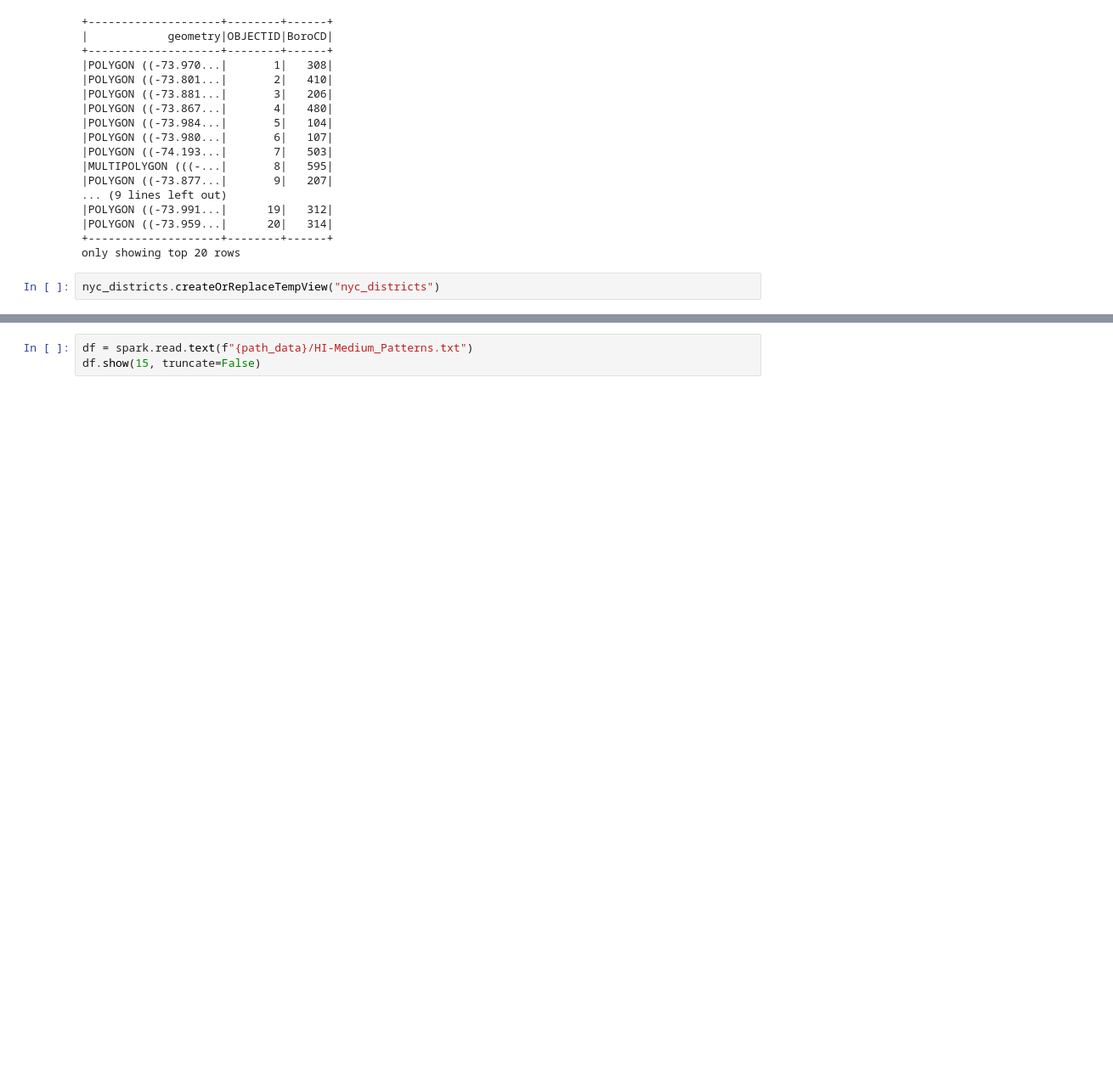
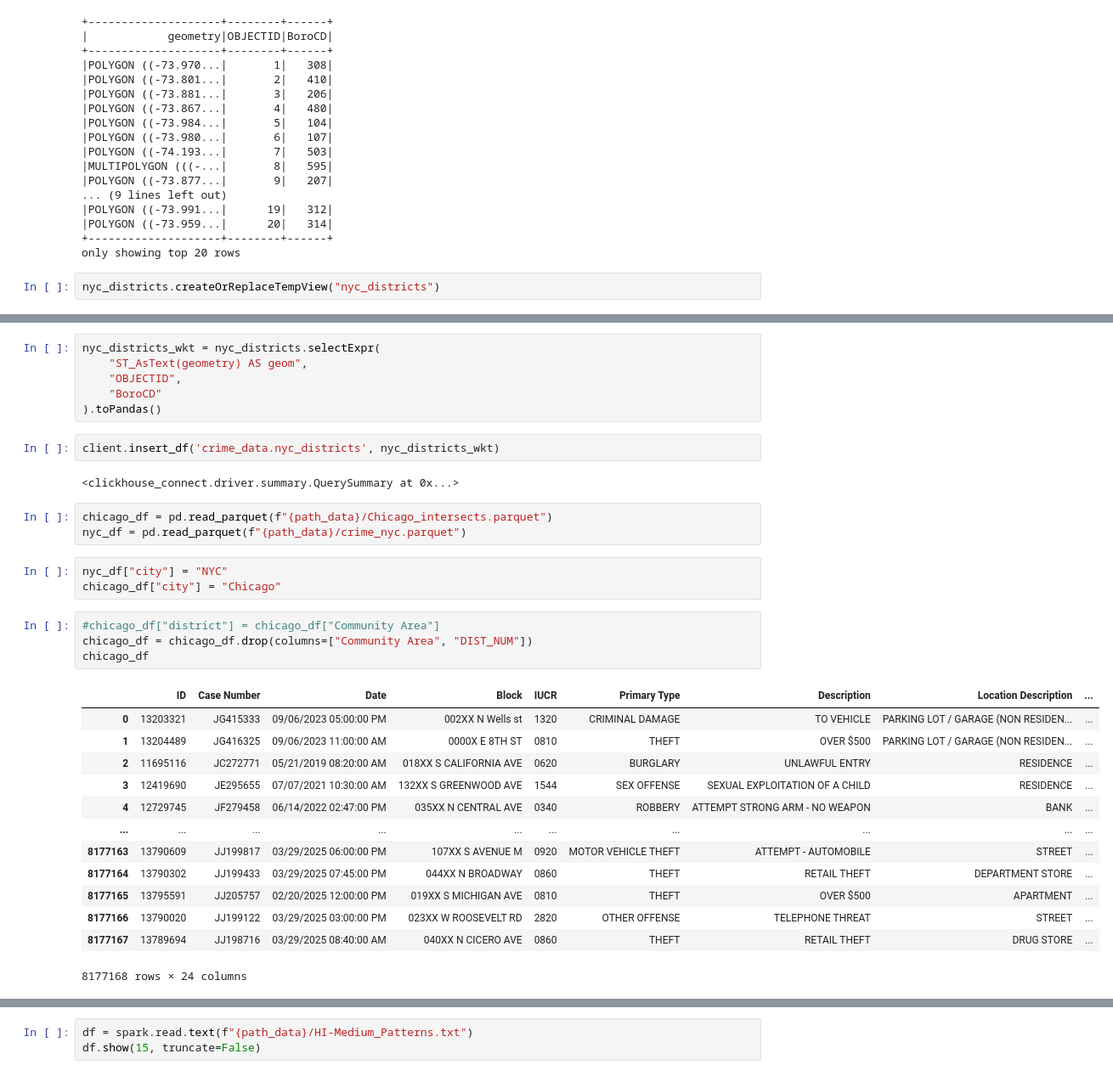
Before and after one commit to ElizabethSeth/Airflow, a Jupyter notebook: notebooks/sparkdev.ipynb, the cells around one changed output, grey strips where cells are left out. Shown at 85% size. Cells and saved outputs as stored; diff of their text form; blank space fills up the shorter version.

```diff
--- a/notebooks/sparkdev.ipynb
+++ b/notebooks/sparkdev.ipynb
@@ -342 +435,35 @@ crime_nyc.show(5)
 only showing top 5 rows
+# %%
+nyc_districts_wkt = nyc_districts.selectExpr(
+    "ST_AsText(geometry) AS geom",
+    "OBJECTID",
+    "BoroCD"
+).toPandas()
+# %%
+client.insert_df('crime_data.nyc_districts', nyc_districts_wkt)
+# %% [output]
+<clickhouse_connect.driver.summary.QuerySummary at 0x...>
+# %%
+chicago_df = pd.read_parquet(f"{path_data}/Chicago_intersects.parquet")
+nyc_df = pd.read_parquet(f"{path_data}/crime_nyc.parquet")
+# %%
+nyc_df["city"] = "NYC"
+chicago_df["city"] = "Chicago"
+# %%
+#chicago_df["district"] = chicago_df["Community Area"]
+chicago_df = chicago_df.drop(columns=["Community Area", "DIST_NUM"])
+chicago_df
+# %% [output]
+|  | ID | Case Number | Date | Block | IUCR | Primary Type | Description | Location Description | ... |
+| 0 | 13203321 | JG415333 | 09/06/2023 05:00:00 PM | 002XX N Wells st | 1320 | CRIMINAL DAMAGE | TO VEHICLE | PARKING LOT / GARAGE (NON RESIDEN... | ... |
+| 1 | 13204489 | JG416325 | 09/06/2023 11:00:00 AM | 0000X E 8TH ST | 0810 | THEFT | OVER $500 | PARKING LOT / GARAGE (NON RESIDEN... | ... |
+| 2 | 11695116 | JC272771 | 05/21/2019 08:20:00 AM | 018XX S CALIFORNIA AVE | 0620 | BURGLARY | UNLAWFUL ENTRY | RESIDENCE | ... |
+| 3 | 12419690 | JE295655 | 07/07/2021 10:30:00 AM | 132XX S GREENWOOD AVE | 1544 | SEX OFFENSE | SEXUAL EXPLOITATION OF A CHILD | RESIDENCE | ... |
+| 4 | 12729745 | JF279458 | 06/14/2022 02:47:00 PM | 035XX N CENTRAL AVE | 0340 | ROBBERY | ATTEMPT STRONG ARM - NO WEAPON | BANK | ... |
+| ... | ... | ... | ... | ... | ... | ... | ... | ... | ... |
+| 8177163 | 13790609 | JJ199817 | 03/29/2025 06:00:00 PM | 107XX S AVENUE M | 0920 | MOTOR VEHICLE THEFT | ATTEMPT - AUTOMOBILE | STREET | ... |
+| 8177164 | 13790302 | JJ199433 | 03/29/2025 07:45:00 PM | 044XX N BROADWAY | 0860 | THEFT | RETAIL THEFT | DEPARTMENT STORE | ... |
+| 8177165 | 13795591 | JJ205757 | 02/20/2025 12:00:00 PM | 019XX S MICHIGAN AVE | 0810 | THEFT | OVER $500 | APARTMENT | ... |
+| 8177166 | 13790020 | JJ199122 | 03/29/2025 03:00:00 PM | 023XX W ROOSEVELT RD | 2820 | OTHER OFFENSE | TELEPHONE THREAT | STREET | ... |
+| 8177167 | 13789694 | JJ198716 | 03/29/2025 08:40:00 AM | 040XX N CICERO AVE | 0860 | THEFT | RETAIL THEFT | DRUG STORE | ... |
+8177168 rows × 24 columns
```
Also changed, not shown: parts of 20 cells of this notebook, 15 other files.
